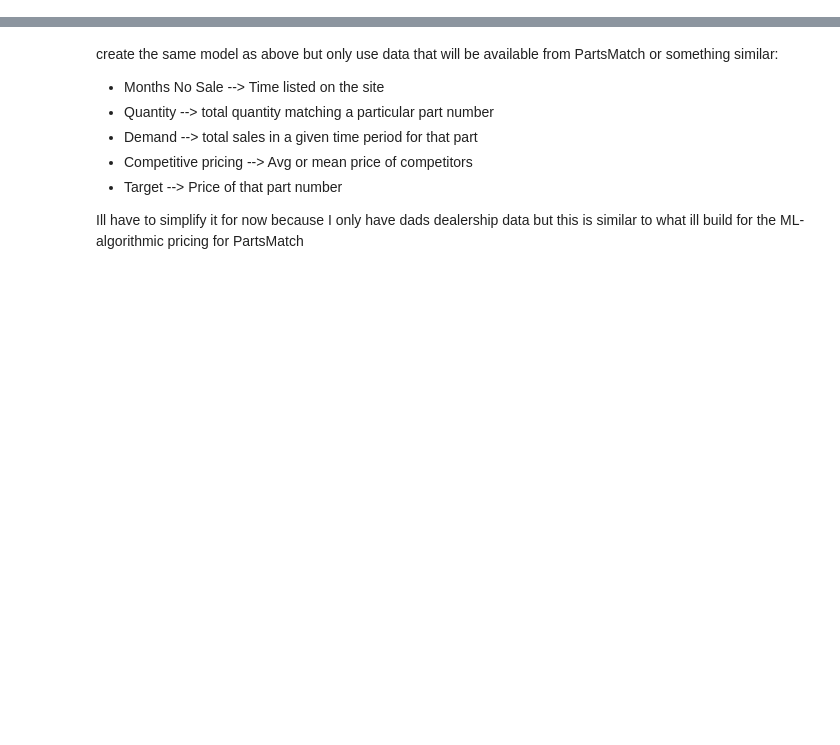
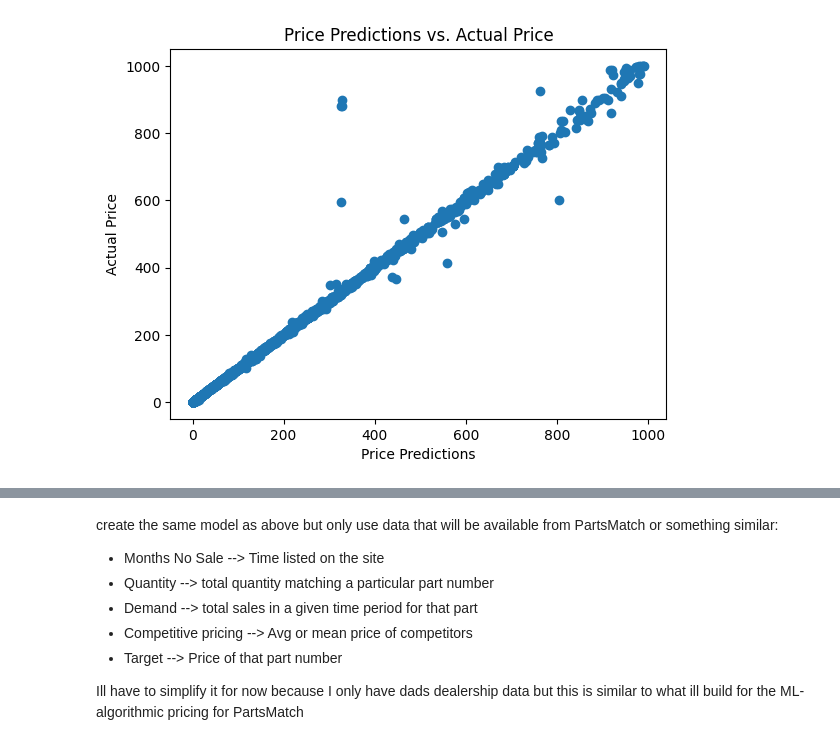
Before and after one commit to skyler22wilson/co-pilot-v1, a Jupyter notebook: Notebooks/price_predictor.ipynb, the cells around one changed output, grey strips where cells are left out. Saved outputs shown, nothing was run; the diff lists cells and outputs as text; code cells hidden in the pictures; blank space fills up the shorter version.

```diff
--- a/Notebooks/price_predictor.ipynb
+++ b/Notebooks/price_predictor.ipynb
@@ -29,0 +104,14 @@ df.head()
+# %%
+
+# Set up cross-validation
+cv = KFold(n_splits=3, random_state=42, shuffle=True)
+
+# Set up RandomizedSearchCV
+search = RandomizedSearchCV(estimator=final_pipeline, param_distributions=param_dist, n_iter=10, cv=cv, random_state=42, n_jobs=-1)
+
+# Fit the model
+search.fit(X_train, y_train)
+
+# Print the best parameters
+print("Best Parameters:")
+print(search.best_params_)
@@ -29,0 +121,12 @@ df.head()
+# %%
+# Make predictions on the validation set
+predictions = search.predict(X_val)
+
+# Calculate performance metrics
+mse = mean_squared_error(y_val, predictions)
+r2 = r2_score(y_val, predictions)
+mae = mean_absolute_error(y_val, predictions)
+
+print(f'Mean Squared Error: {mse}')
+print(f'R^2 Score: {r2}')
+print(f'Mean Absolute Error: {mae}')
@@ -29,0 +165,11 @@ df.head()
+# %%
+# Plotting predictions vs. actual
+import matplotlib.pyplot as plt
+
+plt.plot(predictions, y_val, 'o')
+plt.xlabel('Price Predictions')
+plt.ylabel("Actual Price")
+plt.title("Price Predictions vs. Actual Price")
+plt.show()
+# %% [output]
+[figure, added]
```
Also changed, not shown: parts of 11 cells of this notebook.
